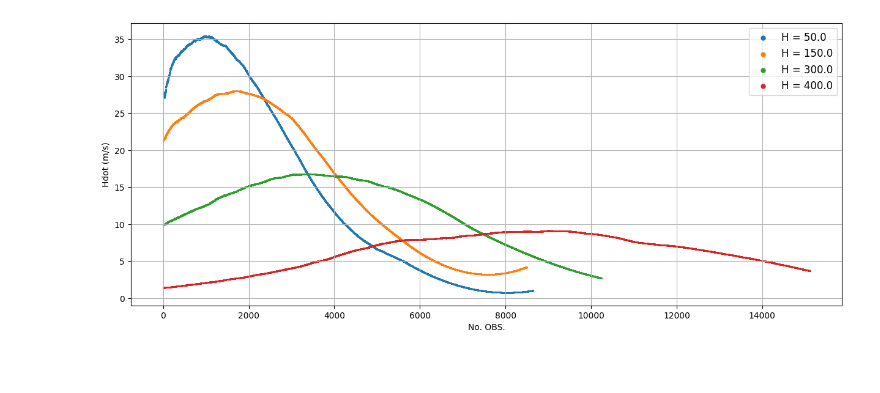
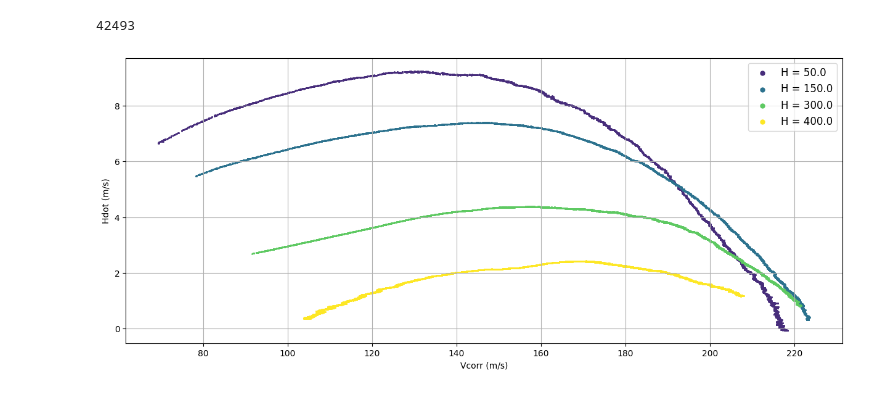
Before and after one commit to ymarcal/PMG, a Jupyter notebook: scriptPMG_refactored.ipynb, the cells around one changed output. Cells and saved outputs as stored; diff of their text form; code cells hidden in the pictures; blank space fills up the shorter version.

```diff
--- a/scriptPMG_refactored.ipynb
+++ b/scriptPMG_refactored.ipynb
@@ -83,4 +38,11 @@ def def_parametros(tipo_dados):
     return parametros
+# %%
+def butter_lowpass(signal, cutoff_period_s, fs=1.0, order=1):
+    cutoff_freq = 1.0 / cutoff_period_s
+    nyq = 0.5 * fs
+    normal_cutoff = cutoff_freq / nyq
+    b, a = butter(order, normal_cutoff, btype='low', analog=False)
+    return filtfilt(b, a, signal)
 # %%
 def parametros_adicionais(df, tipo_dados):
     Ta0 = 288.15
@@ -181,0 +165,25 @@ def make_df(tipo_dados):
+# %%
+df = make_df('completo')
+
+# Teste visual — escolha um segmento de manobra conhecido
+seg = df.iloc[1000:1200]  # ajuste para um trecho interessante
+
+fig, axes = plt.subplots(4, 1, figsize=(12, 10), sharex=True)
+
+for ax, col, period, label in zip(
+    axes,
+    ['NX', 'NZ', 'Alfa', 'Va'],
+    [15,   15,   20,    30 ],
+    ['NX', 'NZ', 'Alfa (°)', 'Va (m/s)']
+):
+    bruto = seg[col].values
+    filtrado = butter_lowpass(bruto, period)
+    ax.plot(bruto,    alpha=0.4, label='Bruto')
+    ax.plot(filtrado, linewidth=2, label=f'Filtrado (T>{period}s)')
+    ax.set_ylabel(label)
+    ax.legend(loc='upper right')
+    ax.grid(True, alpha=0.3)
+
+axes[-1].set_xlabel('Amostras')
+plt.tight_layout()
+plt.show()
@@ -252,26 +352,28 @@ analise_voo_completo()
 # %%
 def analise_voo_aceleracao_nivelada():
     df = make_df('aceleracao_nivelada')
+    print(len(df))
 
     plt.figure(figsize=(15, 6))
-    eixo_x = 'No. OBS.'
+    eixo_x = 'Vcorr'
 
     for h, grupo in df.groupby('h'):
         plt.scatter(
             grupo[eixo_x],
             grupo['Hdot'],
-            s=1, label=f'H = {h}'
+            s=1, label=f'H = {h}', color=plt.cm.viridis(h/400)
         )
 
-    plt.xlabel(eixo_x)
+    plt.xlabel(eixo_x + ' (m/s)')
     plt.ylabel('Hdot (m/s)')
     plt.grid()
     plt.legend(fontsize=12, markerscale=5)
     plt.show()
 
 analise_voo_aceleracao_nivelada()
 # %% [output]
+42493
-[figure, old version]
+[figure, new version]
 # %%
 def split_train_test_val(df):
     df['type'] = 'train'
```
Also changed, not shown: parts of 18 cells of this notebook.
